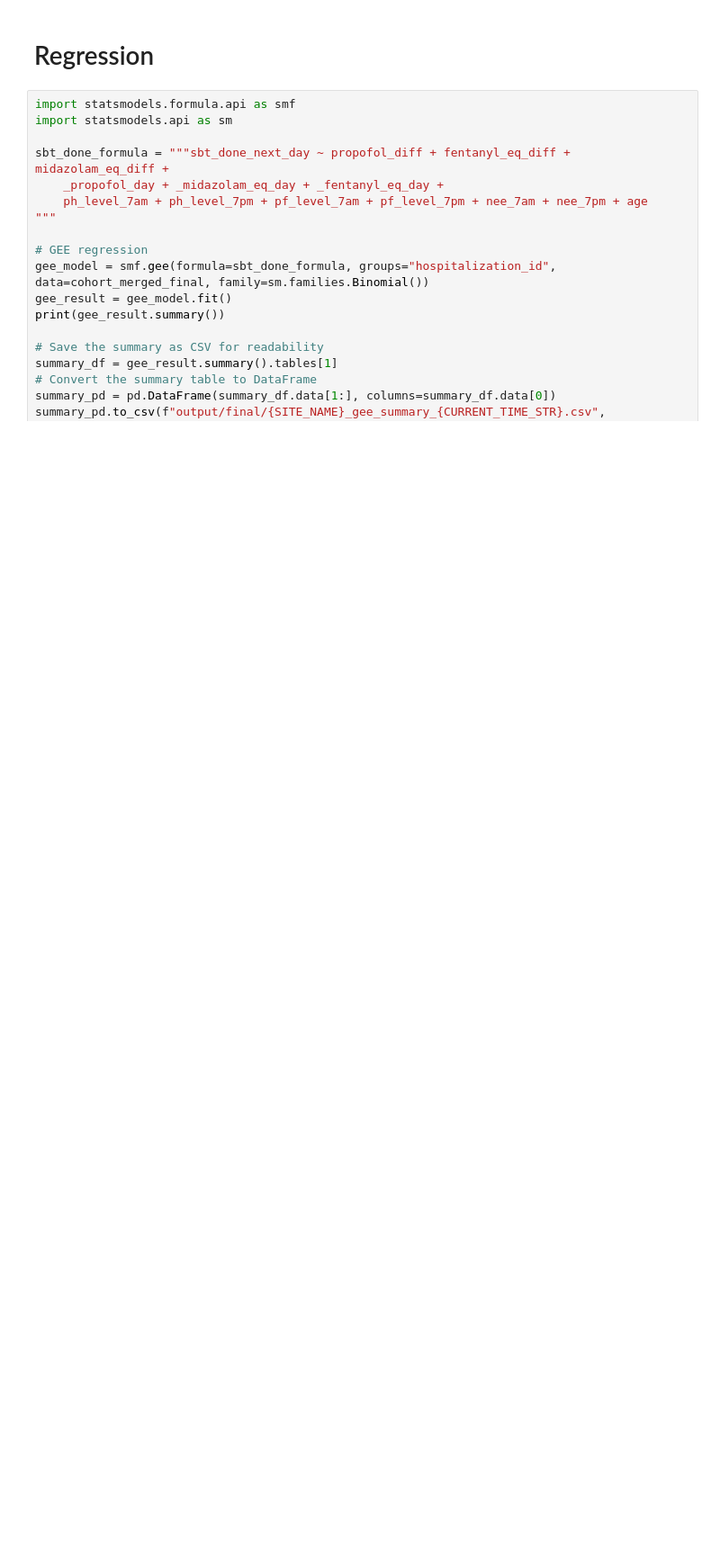
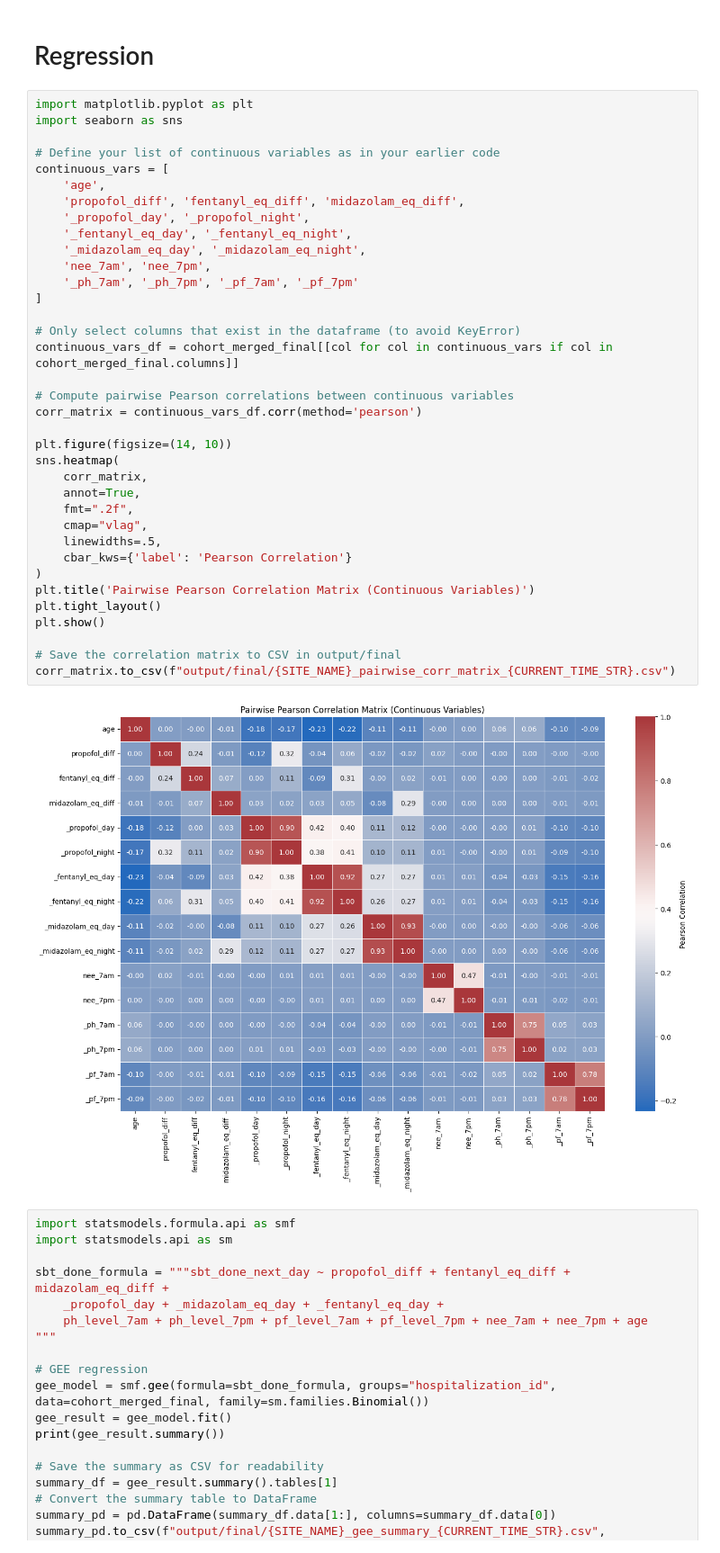
Before and after one commit to Common-Longitudinal-ICU-data-Format/CLIF-epi-of-sedation, a Jupyter notebook: code/sedation_sbt.ipynb, the cells around one changed output. Shown at 90% size. Cells and saved outputs as stored; diff of their text form; blank space fills up the shorter version.

Commit message:
feat: add pairwise corr plot to detect collinearity

```diff
--- a/code/sedation_sbt.ipynb
+++ b/code/sedation_sbt.ipynb
@@ -1149,5 +1161,43 @@ gen_and_save_tableone(
 # %% [markdown]
 # Regression
+# %%
+import matplotlib.pyplot as plt
+import seaborn as sns
+
+# Define your list of continuous variables as in your earlier code
+continuous_vars = [
+    'age',
+    'propofol_diff', 'fentanyl_eq_diff', 'midazolam_eq_diff',
+    '_propofol_day', '_propofol_night',
+    '_fentanyl_eq_day', '_fentanyl_eq_night',
+    '_midazolam_eq_day', '_midazolam_eq_night',
+    'nee_7am', 'nee_7pm',
+    '_ph_7am', '_ph_7pm', '_pf_7am', '_pf_7pm'
+]
+
+# Only select columns that exist in the dataframe (to avoid KeyError)
+continuous_vars_df = cohort_merged_final[[col for col in continuous_vars if col in cohort_merged_final.columns]]
+
+# Compute pairwise Pearson correlations between continuous variables
+corr_matrix = continuous_vars_df.corr(method='pearson')
+
+plt.figure(figsize=(14, 10))
+sns.heatmap(
+    corr_matrix,
+    annot=True,
+    fmt=".2f",
+    cmap="vlag",
+    linewidths=.5,
+    cbar_kws={'label': 'Pearson Correlation'}
+)
+plt.title('Pairwise Pearson Correlation Matrix (Continuous Variables)')
+plt.tight_layout()
+plt.show()
+
+# Save the correlation matrix to CSV in output/final
+corr_matrix.to_csv(f"output/final/{SITE_NAME}_pairwise_corr_matrix_{CURRENT_TIME_STR}.csv")
+# %% [output]
+[figure, added]
 # %%
 import statsmodels.formula.api as smf
 import statsmodels.api as sm
```
Also changed, not shown: parts of 1 cell of this notebook.
